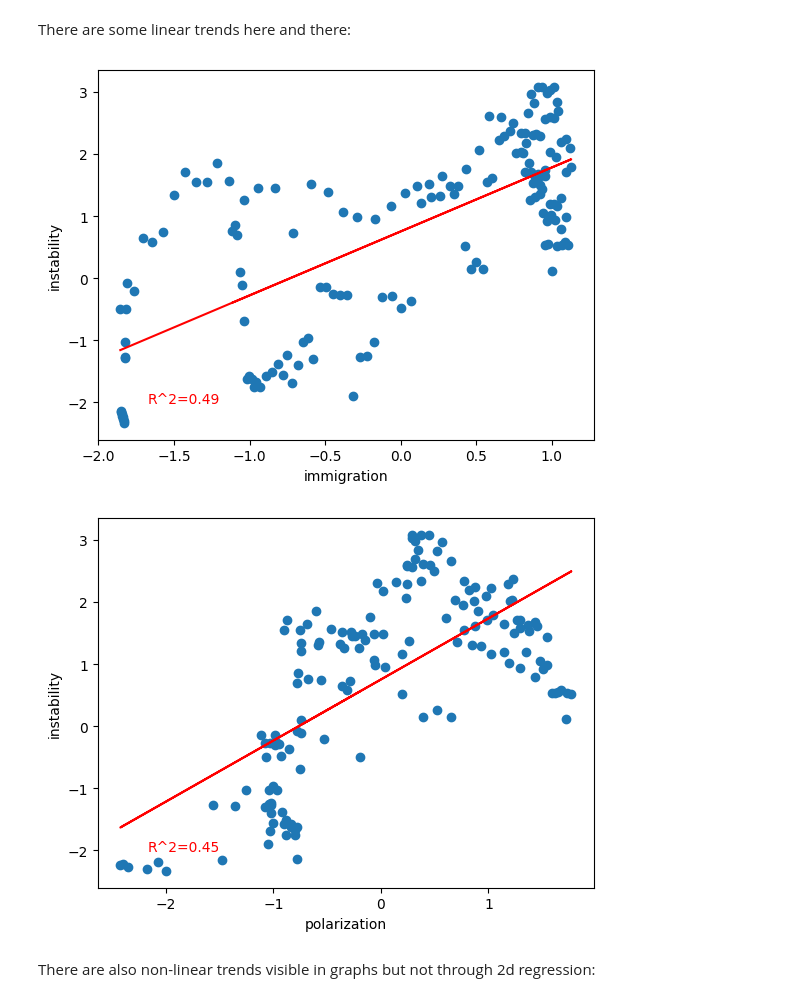
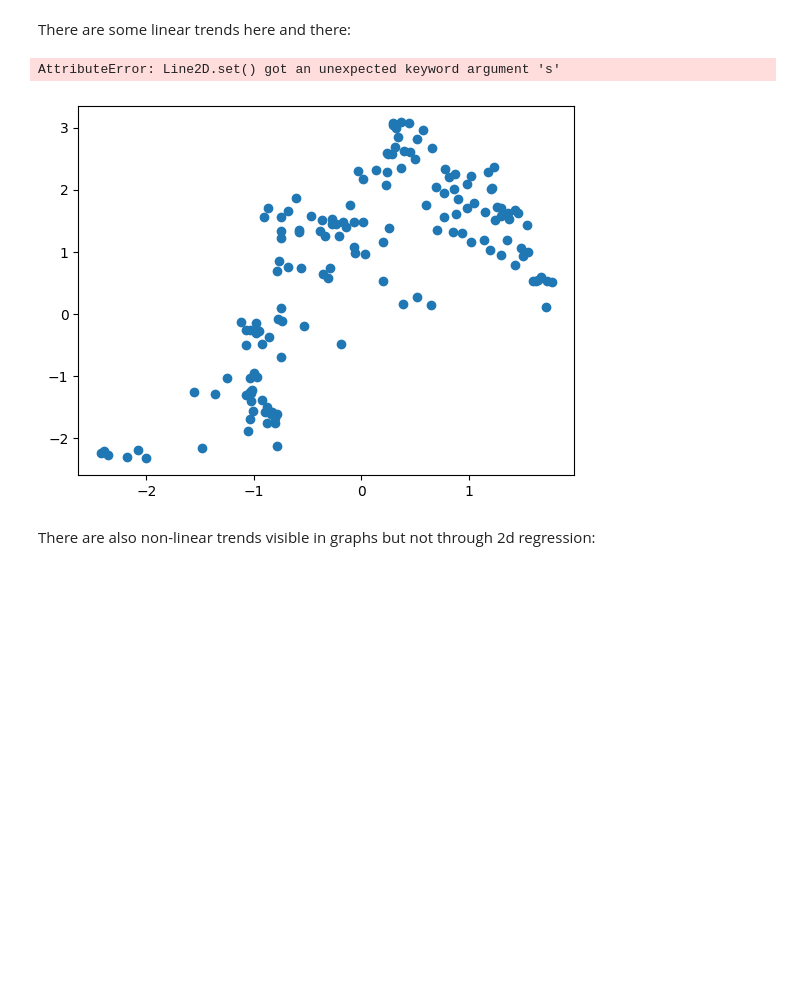
Before and after one commit to Jichao-Yang/data221, a Jupyter notebook: final/2.ipynb, the cells around one changed output. Drawn from its saved outputs; the diff is of its cells as text; code cells hidden in the pictures; blank space fills up the shorter version.

```diff
--- a/final/2.ipynb
+++ b/final/2.ipynb
@@ -62,12 +62,28 @@ def plot(col):
     plt.show()
 # %% [markdown]
 There are some linear trends here and there:
-# %%
-plot('immigration')
-plot('polarization')
-# %% [output]
-[figure, removed]
-[figure, removed]
+# %%
+col = 'polarization'
+
+X = df[[col]]
+y = df['instability']
+model = LinearRegression()
+model.fit(X, y)
+y_pred = model.predict(X)
+r2 = model.score(X, y)
+
+plt.plot(X, y_pred, color='red')
+plt.scatter(X, y, s=10)
+plt.text(0.1, 0.1, f'R^2={r2:.2f}', transform=plt.gca().transAxes, color='red')
+plt.xlabel('Polarization Index')
+plt.ylabel('Instability Index')
+
+
+
+plt.show()
+# %% [output]
+AttributeError: Line2D.set() got an unexpected keyword argument 's'
+[figure, added]
 # %% [markdown]
 There are also non-linear trends visible in graphs but not through 2d regression:
 # %%
```
Also changed, not shown: 17 other files.
